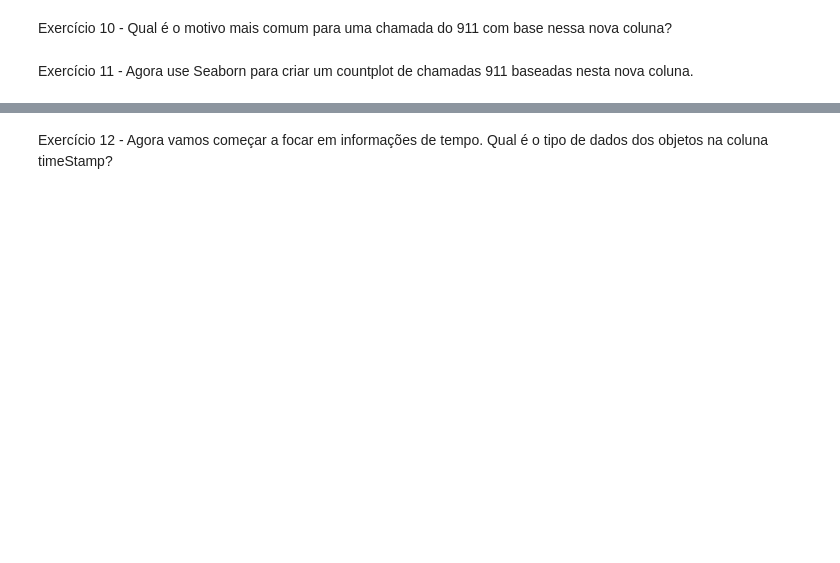
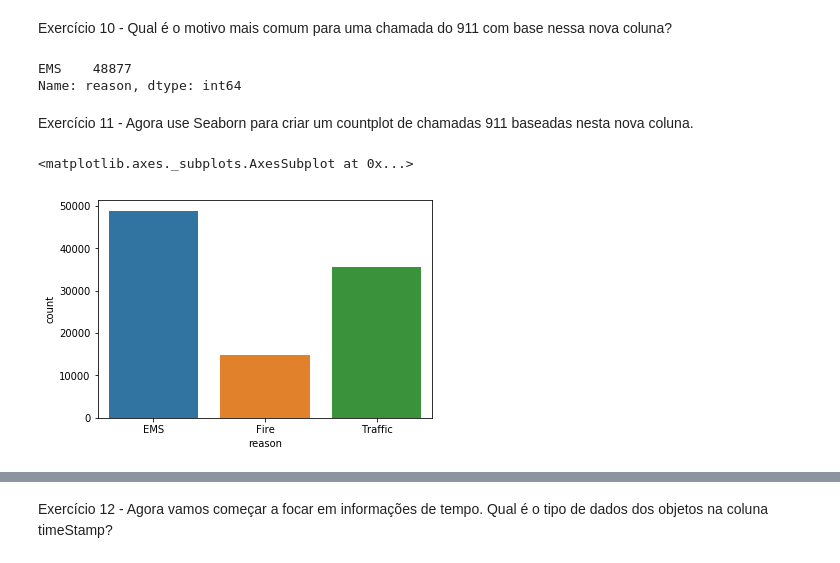
Before and after one commit to luonishicastro/CodingLabs, a Jupyter notebook: Lista Python II/Lista Python II - Curso em Vídeo - Décima Lista.ipynb, the cells around one changed output, grey strips where cells are left out. Drawn from its saved outputs; the diff is of its cells as text; code cells hidden in the pictures; blank space fills up the shorter version.

```diff
--- a/Lista Python II/Lista Python II - Curso em Vídeo - Décima Lista.ipynb
+++ b/Lista Python II/Lista Python II - Curso em Vídeo - Décima Lista.ipynb
@@ -72,3 +72,5 @@ df['title'].nunique()
 110
 # %% [markdown]
 Exercício 9 -  Na coluna "title" existem "Razões / Departamentos" especificados antes do código do título. Estes são "EMS", "Fire" e "Traffic". Use .apply () com uma expressão lambda personalizada para criar uma nova coluna chamada "Razão" que contém esse valor de string. Por exemplo, se o valor da coluna do título for EMS: BACK PAINS / BLESSOR, o valor da coluna Reason seria EMS.
+# %%
+df['reason'] = df['title'].apply(lambda x: x.split(':')[0])
@@ -75,4 +98,9 @@ Exercício 9 -  Na coluna "title" existem "Razões / Departamentos" especificado
 # %% [markdown]
 Exercício 10 -  Qual é o motivo mais comum para uma chamada do 911 com base nessa nova coluna?
+# %%
+df['reason'].value_counts().head(1)
+# %% [output]
+EMS    48877
+Name: reason, dtype: int64
 # %% [markdown]
 Exercício 11 -  Agora use Seaborn para criar um countplot de chamadas 911 baseadas nesta nova coluna.
@@ -78,0 +109,5 @@ Exercício 11 -  Agora use Seaborn para criar um countplot de chamadas 911 basea
+# %%
+sns.countplot(df['reason'])
+# %% [output]
+<matplotlib.axes._subplots.AxesSubplot at 0x...>
+[figure, added]
```
Also changed, not shown: parts of 13 cells of this notebook.
